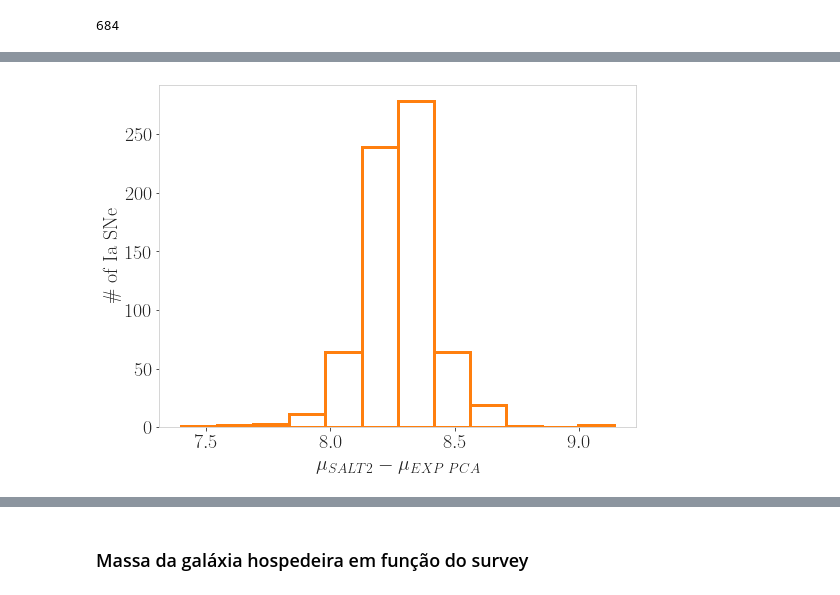
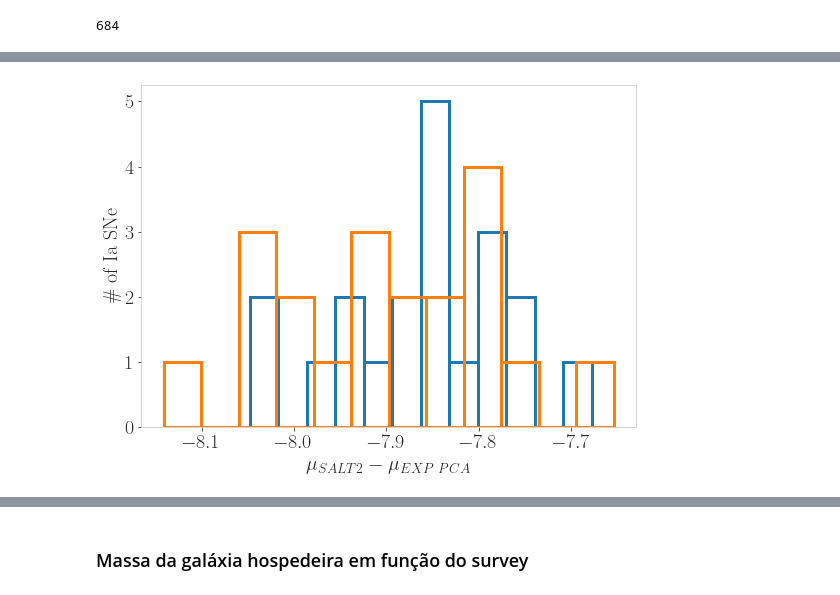
Before and after one commit to CassiaNascimento/PETS_model_for_SN_Ia_LC_fitting, a Jupyter notebook: fitting_pantheon/pca fit results/Cosmology_plots_PCA.ipynb, the cells around one changed output, grey strips where cells are left out. Drawn from its saved outputs; the diff is of its cells as text; code cells hidden in the pictures.

```diff
--- a/fitting_pantheon/pca fit results/Cosmology_plots_PCA.ipynb
+++ b/fitting_pantheon/pca fit results/Cosmology_plots_PCA.ipynb
@@ -401,11 +401,15 @@ len(data_salt2)
 bins_z_comp=[]
 bins_dif_comp=[]
 mu_dif=mu_salt2-mu_exp
+mu_dif_per_bin=[]
+std=[]
 i=0
 while i<len(data_salt2):
-    bins_z_comp.append(np.mean(data_salt2["z"][i:i+15]))
-    bins_dif_comp.append(np.mean(mu_dif[i:i+15]))
-    i+=15
+    bins_z_comp.append(np.mean(data_salt2["z"][i:i+20]))
+    bins_dif_comp.append(np.mean(mu_dif[i:i+20]))
+    std.append(np.std(mu_dif[i:i+20]))
+    mu_dif_per_bin.append(mu_dif[i:i+20])
+    i+=20
 # %%
 fig=plt.figure(figsize=(8,6))
 
@@ -422,10 +426,10 @@ plt.savefig('./distance_mod_dif_evol_w_z_PCA.pdf',dpi=300);
 # %%
-fig, ax=plt.subplots(figsize=(8,6))
+fig=plt.figure(figsize=(8,6))
 
-plt.hist(mu_salt2-mu_exp,bins=12,edgecolor="C1",fill=False,lw=3)
+plt.hist(mu_dif_per_bin[0],bins=12,edgecolor="C0",fill=False,lw=3)
+plt.hist(mu_dif_per_bin[1],bins=12,edgecolor="C1",fill=False,lw=3)
 plt.ylabel("\# of Ia SNe")
 plt.xlabel("$\mu_{SALT2}-\mu_{EXP\,\, PCA}$")
 plt.tight_layout()
-plt.savefig('./distance_mod_dif_PCA.pdf',dpi=300);
 # %% [output]
-[figure, old version]
+[figure, new version]
```
Also changed, not shown: parts of 16 cells of this notebook, 7 other files.
